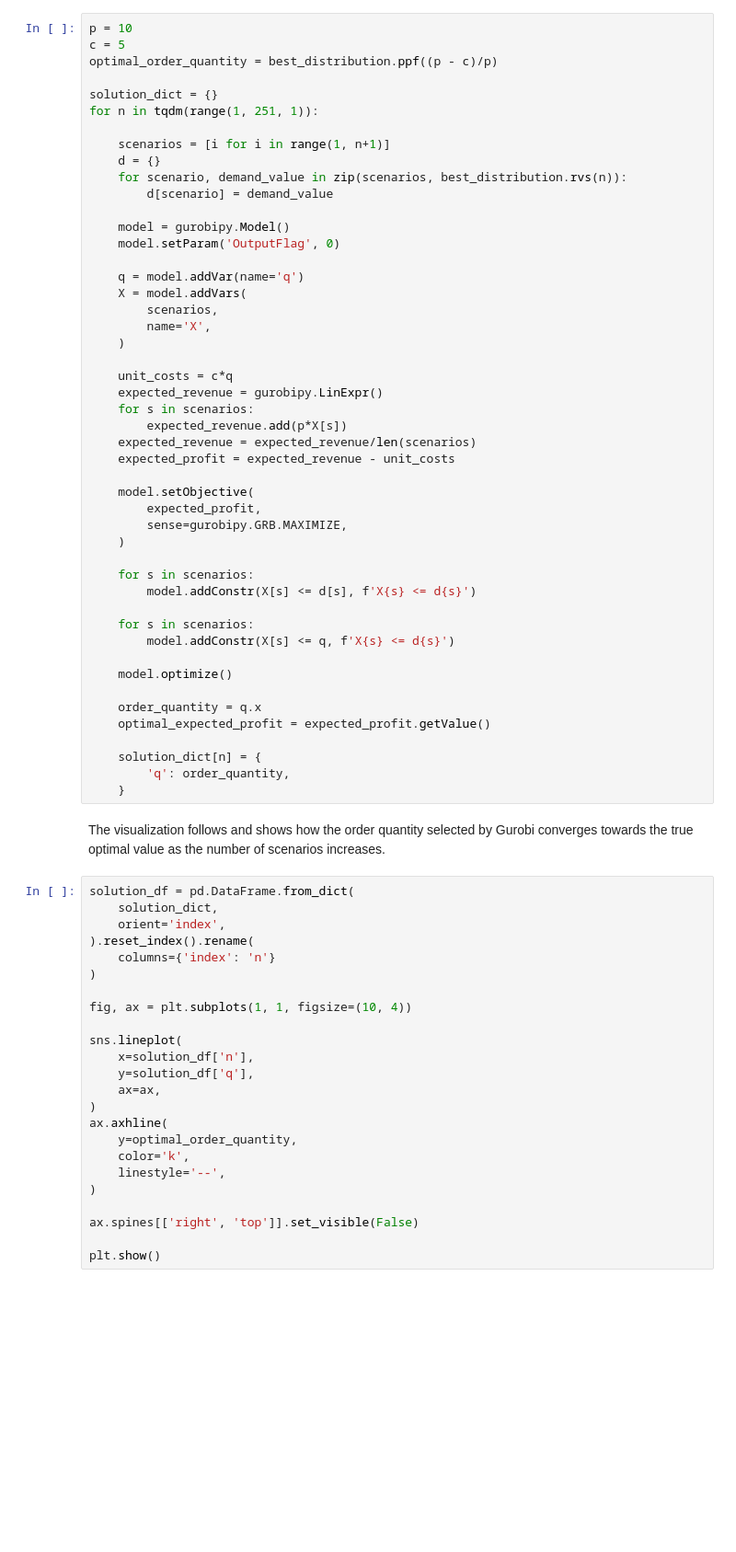
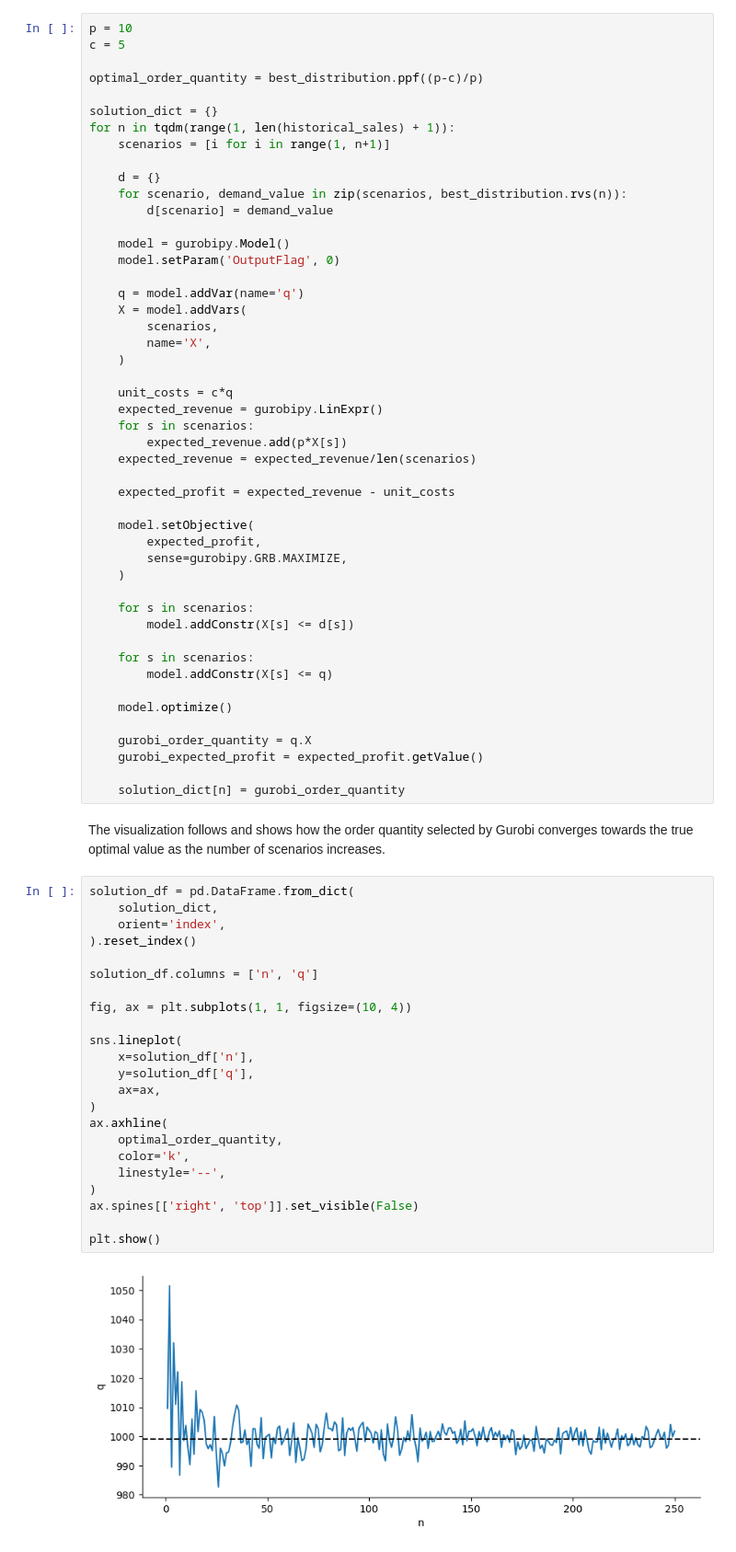
Before and after one commit to freemanalytics/optimization-modeling, a Jupyter notebook: Newsvendor - Sample Average Approximation.ipynb, the cells around one changed output. Shown: that part at 92% size. Saved outputs shown, nothing was run; the diff lists cells and outputs as text; blank space fills up the shorter version.

```diff
--- a/Newsvendor - Sample Average Approximation.ipynb
+++ b/Newsvendor - Sample Average Approximation.ipynb
@@ -156,12 +190,13 @@ The following code defines a loop that we will use to visualize how the order qu
 # %%
 p = 10
 c = 5
-optimal_order_quantity = best_distribution.ppf((p - c)/p)
+
+optimal_order_quantity = best_distribution.ppf((p-c)/p)
 
 solution_dict = {}
-for n in tqdm(range(1, 251, 1)):
+for n in tqdm(range(1, len(historical_sales) + 1)):
+    scenarios = [i for i in range(1, n+1)]
 
-    scenarios = [i for i in range(1, n+1)]
     d = {}
     for scenario, demand_value in zip(scenarios, best_distribution.rvs(n)):
         d[scenario] = demand_value
@@ -180,6 +215,7 @@ for n in tqdm(range(1, 251, 1)):
     for s in scenarios:
         expected_revenue.add(p*X[s])
     expected_revenue = expected_revenue/len(scenarios)
+
     expected_profit = expected_revenue - unit_costs
 
     model.setObjective(
@@ -188,42 +224,41 @@ for n in tqdm(range(1, 251, 1)):
     )
 
     for s in scenarios:
-        model.addConstr(X[s] <= d[s], f'X{s} <= d{s}')
+        model.addConstr(X[s] <= d[s])
 
     for s in scenarios:
-        model.addConstr(X[s] <= q, f'X{s} <= d{s}')
+        model.addConstr(X[s] <= q)
 
     model.optimize()
 
-    order_quantity = q.x
-    optimal_expected_profit = expected_profit.getValue()
+    gurobi_order_quantity = q.X
+    gurobi_expected_profit = expected_profit.getValue()
 
-    solution_dict[n] = {
-        'q': order_quantity,
-    }
+    solution_dict[n] = gurobi_order_quantity
 # %% [markdown]
 The visualization follows and shows how the order quantity selected by Gurobi converges towards the true optimal value as the number of scenarios increases.
 # %%
 solution_df = pd.DataFrame.from_dict(
     solution_dict,
     orient='index',
-).reset_index().rename(
-    columns={'index': 'n'}
-)
+).reset_index()
+
+solution_df.columns = ['n', 'q']
 
 fig, ax = plt.subplots(1, 1, figsize=(10, 4))
 
 sns.lineplot(
     x=solution_df['n'],
     y=solution_df['q'],
     ax=ax,
 )
 ax.axhline(
-    y=optimal_order_quantity,
+    optimal_order_quantity,
     color='k',
     linestyle='--',
 )
-
 ax.spines[['right', 'top']].set_visible(False)
 
 plt.show()
+# %% [output]
+[figure, added]
```
Also changed, not shown: parts of 9 cells of this notebook.
